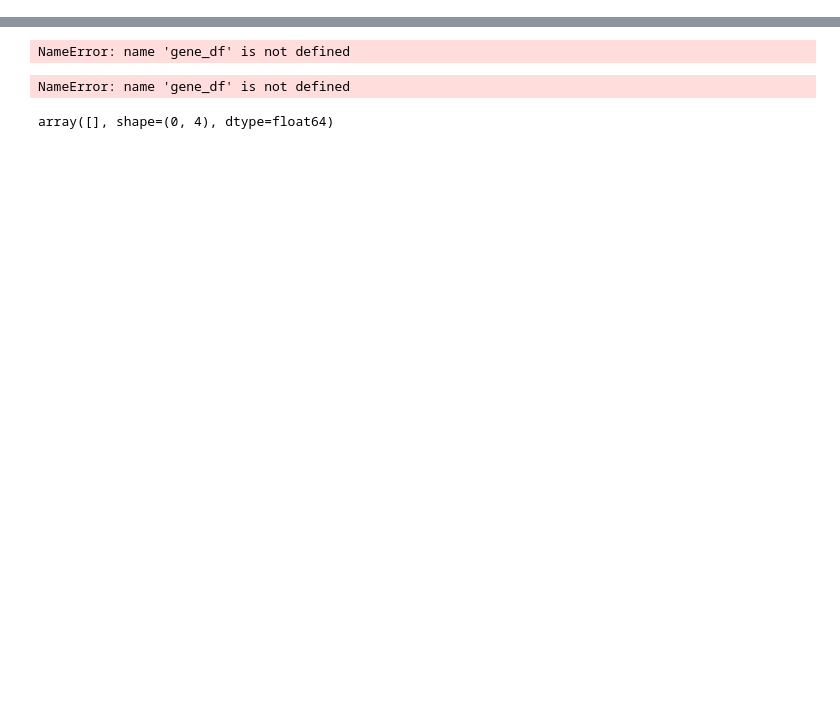
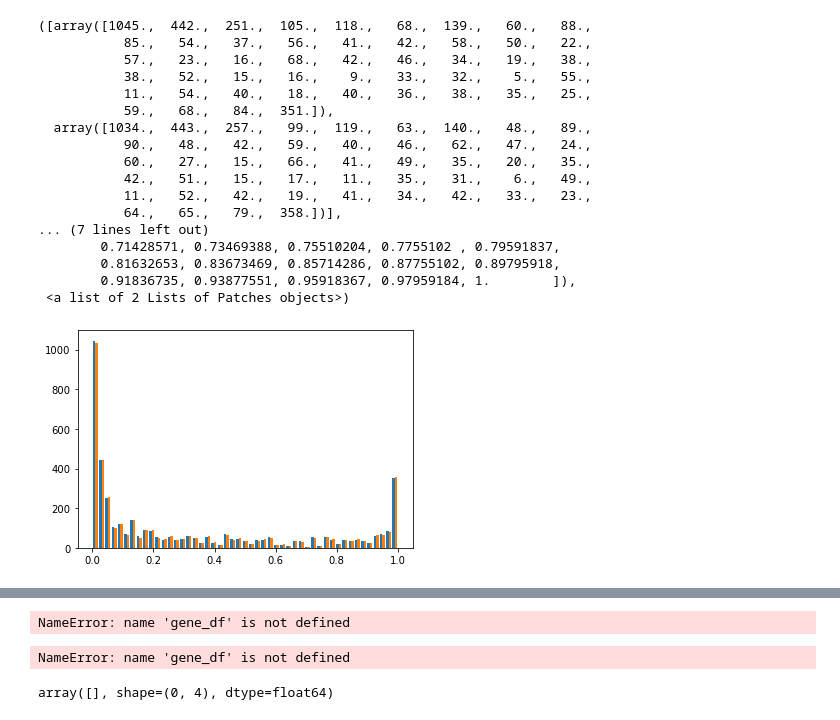
Before and after one commit to TishkoffLab/TF_Binding_scores, a Jupyter notebook: python_notebooks/TF_PosWeightMatrix_analysis.ipynb, the cells around one changed output, grey strips where cells are left out. Saved outputs shown, nothing was run; the diff lists cells and outputs as text; code cells hidden in the pictures; blank space fills up the shorter version.

```diff
--- a/python_notebooks/TF_PosWeightMatrix_analysis.ipynb
+++ b/python_notebooks/TF_PosWeightMatrix_analysis.ipynb
@@ -416,0 +421,11 @@ def get_seq_combos(seq,al):
+# %%
+infodicts_list = []
+total_start = time.time()
+for f in transfac_matrix_list:
+    start = time.time()
+    curr_infodict = read_JASPAR_transfac_pfms('{0}/{1}'.format(matrix_loc,f))
+    infodicts_list.append(curr_infodict)
+    end = time.time()
+    print('time to read in info for tf {0}'.format(end - start))
+total_end = time.time()
+print('time to read in info for all tfs = {0}'.format(total_end - total_start))
@@ -426,4 +459,18 @@ ref_full_seq = pybedtools.BedTool.seq('chr8:{0}-{1}'.format((position-len(test_m
 # ref_reverse_seq = pybedtools.BedTool.seq('chr8:{0}-{1}'.format((position-len(test_matrix)),position),'/local3/jake/TF_binding/testing/chr8.fa')
 tf_len = len(curr_matrix)
 ref_reverse_seq = get_rev_seq(ref_full_seq)
+
 bg_z_df = read_csv('/local3/jake/TF_binding/backgroundZ_forTFs.100reps.txt',delimiter='\t',skiprows=1)
+
+
+finalres_df = read_csv('/local3/jake/TF_binding/testing/final_PWM.alltraits.allsnps.withPBinding100reps.output',delimiter='\t')
+
+normed_pbind_dicts = []
+for row,i in finalres_df.iterrows():
+    temp_dict = {'snp':i['snp_id'],'TF':i['TF_name'],'H (REF)':i['H (REF)'],'H (ALT)':i['Hprime (ALT)'],'pbind (REF)':i['P binding (REF)'],'pbind (ALT)':i['P binding (ALT)']}
+    curr_bgz = float(bg_z_df.loc[bg_z_df['TF_name'] == i['TF_name']]['BG Z score'].values[0])
+    temp_dict['Norm_PBind (REF)'] = math.exp(-i['P binding (REF)'])/(curr_bgz+math.exp(-i['P binding (REF)']))
+    temp_dict['Norm_PBind (ALT)'] = math.exp(-i['P binding (ALT)'])/(curr_bgz+math.exp(-i['P binding (ALT)']))
+    normed_pbind_dicts.append(temp_dict)
+
+normed_pbind_df = DataFrame(normed_pbind_dicts)
@@ -449,0 +570,24 @@ infodicts_list[0]
+# %%
+fig,ax = plt.subplots()
+bins = np.linspace(0,1)
+plt.hist([normed_pbind_df['Norm_PBind (REF)'],normed_pbind_df['Norm_PBind (ALT)']],bins=bins)
+# plt.hist(normed_pbind_df['Norm_PBind (ALT)'])
+# %% [output]
+([array([1045.,  442.,  251.,  105.,  118.,   68.,  139.,   60.,   88.,
+           85.,   54.,   37.,   56.,   41.,   42.,   58.,   50.,   22.,
+           57.,   23.,   16.,   68.,   42.,   46.,   34.,   19.,   38.,
+           38.,   52.,   15.,   16.,    9.,   33.,   32.,    5.,   55.,
+           11.,   54.,   40.,   18.,   40.,   36.,   38.,   35.,   25.,
+           59.,   68.,   84.,  351.]),
+  array([1034.,  443.,  257.,   99.,  119.,   63.,  140.,   48.,   89.,
+           90.,   48.,   42.,   59.,   40.,   46.,   62.,   47.,   24.,
+           60.,   27.,   15.,   66.,   41.,   49.,   35.,   20.,   35.,
+           42.,   51.,   15.,   17.,   11.,   35.,   31.,    6.,   49.,
+           11.,   52.,   42.,   19.,   41.,   34.,   42.,   33.,   23.,
+           64.,   65.,   79.,  358.])],
+... (7 lines left out)
+        0.71428571, 0.73469388, 0.75510204, 0.7755102 , 0.79591837,
+        0.81632653, 0.83673469, 0.85714286, 0.87755102, 0.89795918,
+        0.91836735, 0.93877551, 0.95918367, 0.97959184, 1.        ]),
+ <a list of 2 Lists of Patches objects>)
+[figure, added]
```
Also changed, not shown: parts of 29 cells of this notebook, 2 other files.
